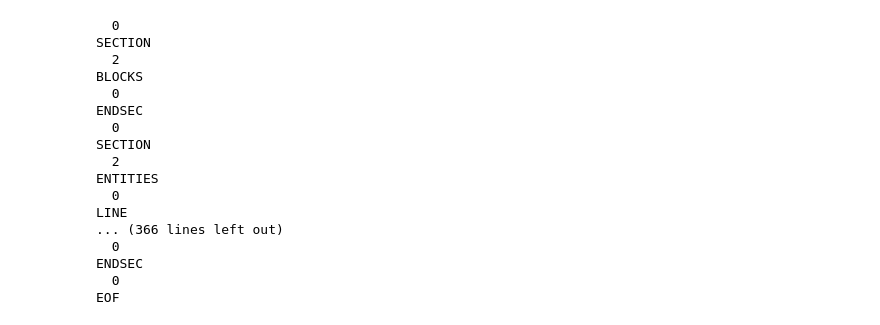
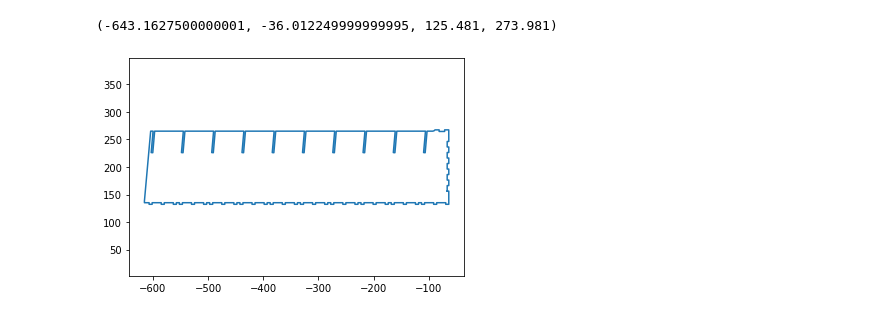
Before and after one commit to JAMBD/ruida_control, a Jupyter notebook: dxf_test.ipynb, the cells around one changed output. Cells and saved outputs as stored; diff of their text form; code cells hidden in the pictures.

```diff
--- a/dxf_test.ipynb
+++ b/dxf_test.ipynb
@@ -1,22 +7,25 @@
 # %%
-with open("test.dxf", "r") as f:
+with open("/home/bagel/scad/draw_side.dxf", "r") as f:
     data = f.read()
-print(data)
-# %% [output]
-  0
-SECTION
-  2
-BLOCKS
-  0
-ENDSEC
-  0
-SECTION
-  2
-ENTITIES
-  0
-LINE
-... (366 lines left out)
-  0
-ENDSEC
-  0
-EOF
+# %%
+entry = [i.split() for i in data.split(bytes([32]).decode("utf-8")) if i]
+
+entity_blocks = []
+for i in entry:
+    if int(i[0]) == 0:
+        entity_blocks.append([])
+    entity_blocks[-1].append(i)
+
+sections = {}
+last_section = None
+for i in entity_blocks:
+    if i[0][1] == "SECTION":
+        assert int(i[1][0]) == 2
+        last_section = i[1][1]
+        sections[last_section] = []
+        continue
+    if i[0][1] == "ENDSEC":
+        last_section = None
+        continue
+    if last_section:
+        sections[last_section].append(i)
@@ -22,0 +96,20 @@ EOF
+# %%
+pieces = [[]]
+for i in entities:
+    if pieces[-1] and pieces[-1][-1].b != i.a:
+        pieces.append([])
+    pieces[-1].append(i)
+# %%
+for i in pieces:
+    x = []
+    y = []
+    for j in i:
+        x.append(j.a.x)
+        y.append(j.a.y)
+        x.append(j.b.x)
+        y.append(j.b.y)
+    plt.plot(x,y)
+plt.axis("equal")
+# %% [output]
+(-643.1627500000001, -36.012249999999995, 125.481, 273.981)
+[figure, added]
```
Also changed, not shown: parts of 10 cells of this notebook, 5 other files.
